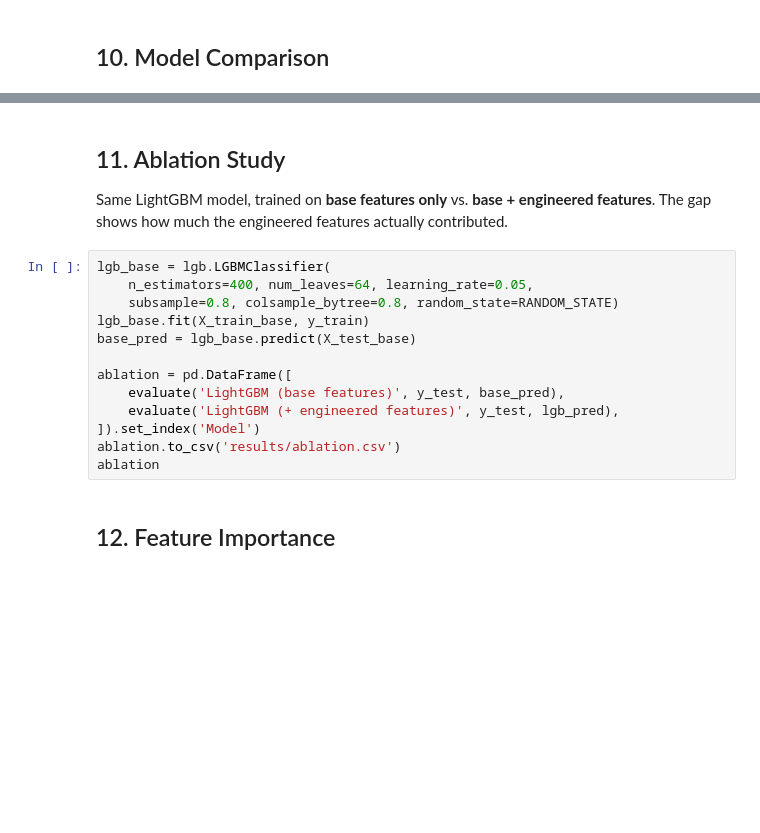
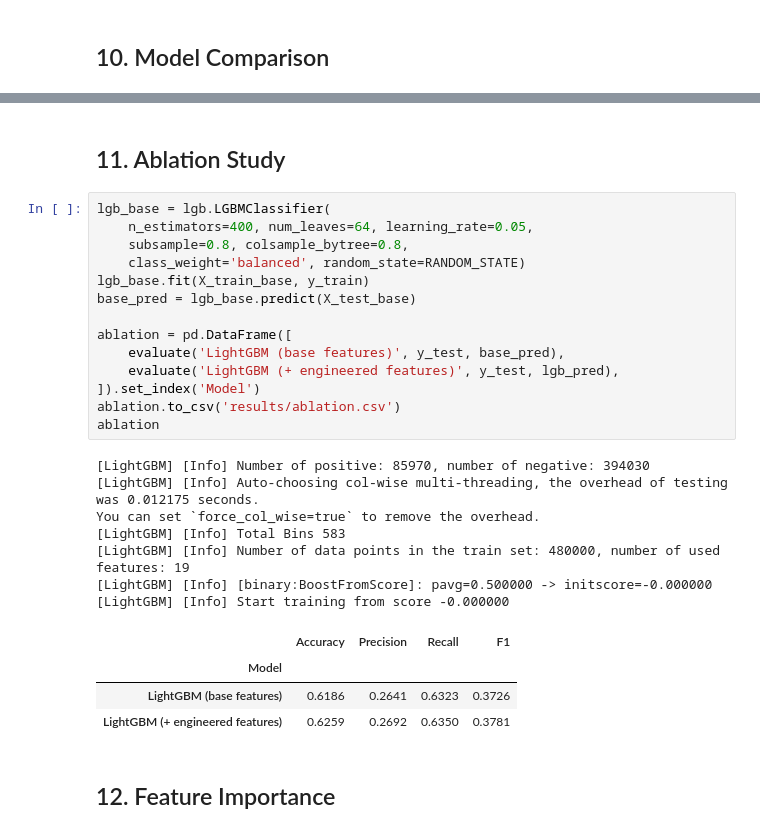
Before and after one commit to Rwang0316/flight-delay-prediction, a Jupyter notebook: flight_delay_prediction.ipynb, the cells around one changed output, grey strips where cells are left out. Drawn from its saved outputs; the diff is of its cells as text; blank space fills up the shorter version.

```diff
--- a/flight_delay_prediction.ipynb
+++ b/flight_delay_prediction.ipynb
@@ -299,20 +417,31 @@ plt.show()
 # %% [markdown]
 ## 11. Ablation Study
-
-Same LightGBM model, trained on **base features only** vs. **base + engineered features**. The gap shows how much the engineered features actually contributed.
 # %%
 lgb_base = lgb.LGBMClassifier(
     n_estimators=400, num_leaves=64, learning_rate=0.05,
-    subsample=0.8, colsample_bytree=0.8, random_state=RANDOM_STATE)
+    subsample=0.8, colsample_bytree=0.8,
+    class_weight='balanced', random_state=RANDOM_STATE)
 lgb_base.fit(X_train_base, y_train)
 base_pred = lgb_base.predict(X_test_base)
 
 ablation = pd.DataFrame([
     evaluate('LightGBM (base features)', y_test, base_pred),
     evaluate('LightGBM (+ engineered features)', y_test, lgb_pred),
 ]).set_index('Model')
 ablation.to_csv('results/ablation.csv')
 ablation
+# %% [output]
+[LightGBM] [Info] Number of positive: 85970, number of negative: 394030
+[LightGBM] [Info] Auto-choosing col-wise multi-threading, the overhead of testing was 0.012175 seconds.
+You can set `force_col_wise=true` to remove the overhead.
+[LightGBM] [Info] Total Bins 583
+[LightGBM] [Info] Number of data points in the train set: 480000, number of used features: 19
+[LightGBM] [Info] [binary:BoostFromScore]: pavg=0.500000 -> initscore=-0.000000
+[LightGBM] [Info] Start training from score -0.000000
+|  | Accuracy | Precision | Recall | F1 |
+| Model |  |  |  |  |
+| LightGBM (base features) | 0.6186 | 0.2641 | 0.6323 | 0.3726 |
+| LightGBM (+ engineered features) | 0.6259 | 0.2692 | 0.6350 | 0.3781 |
 # %% [markdown]
 ## 12. Feature Importance
 # %%
```
Also changed, not shown: parts of 32 cells of this notebook, 1 other file.
